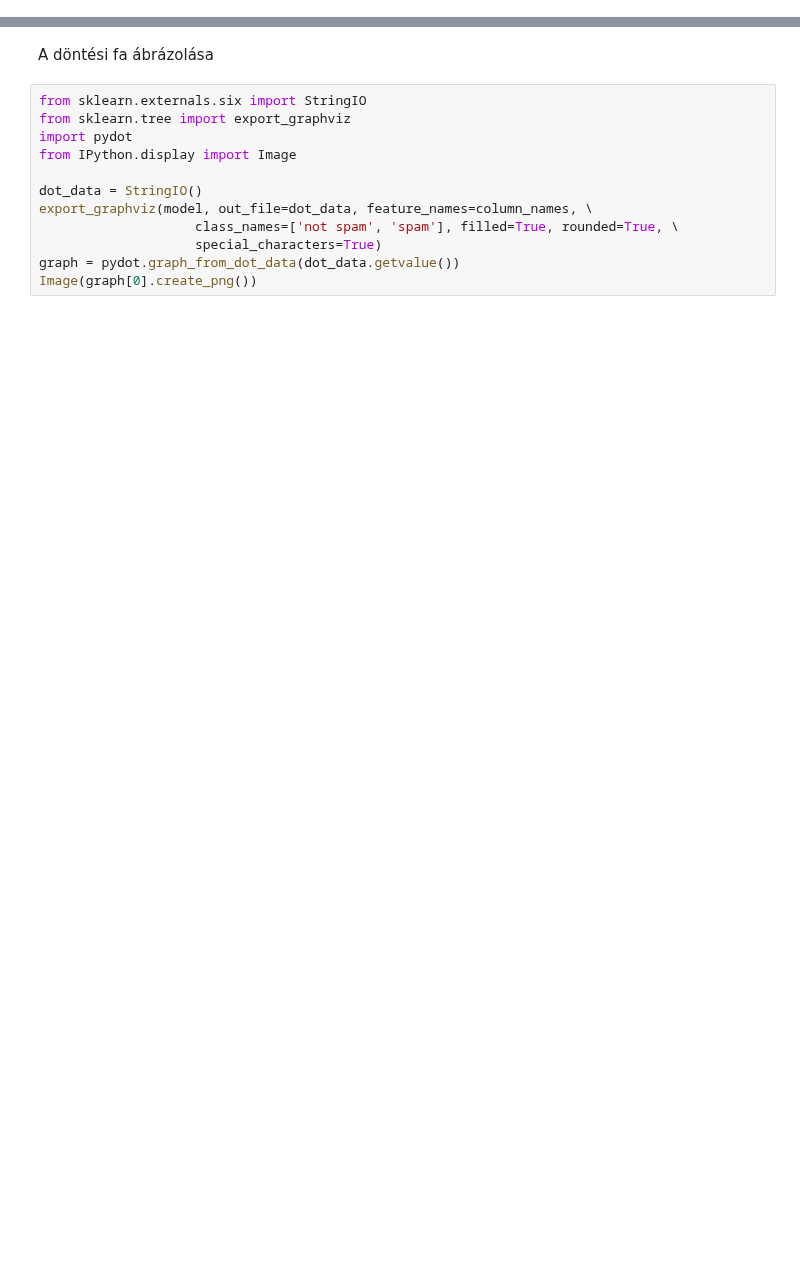
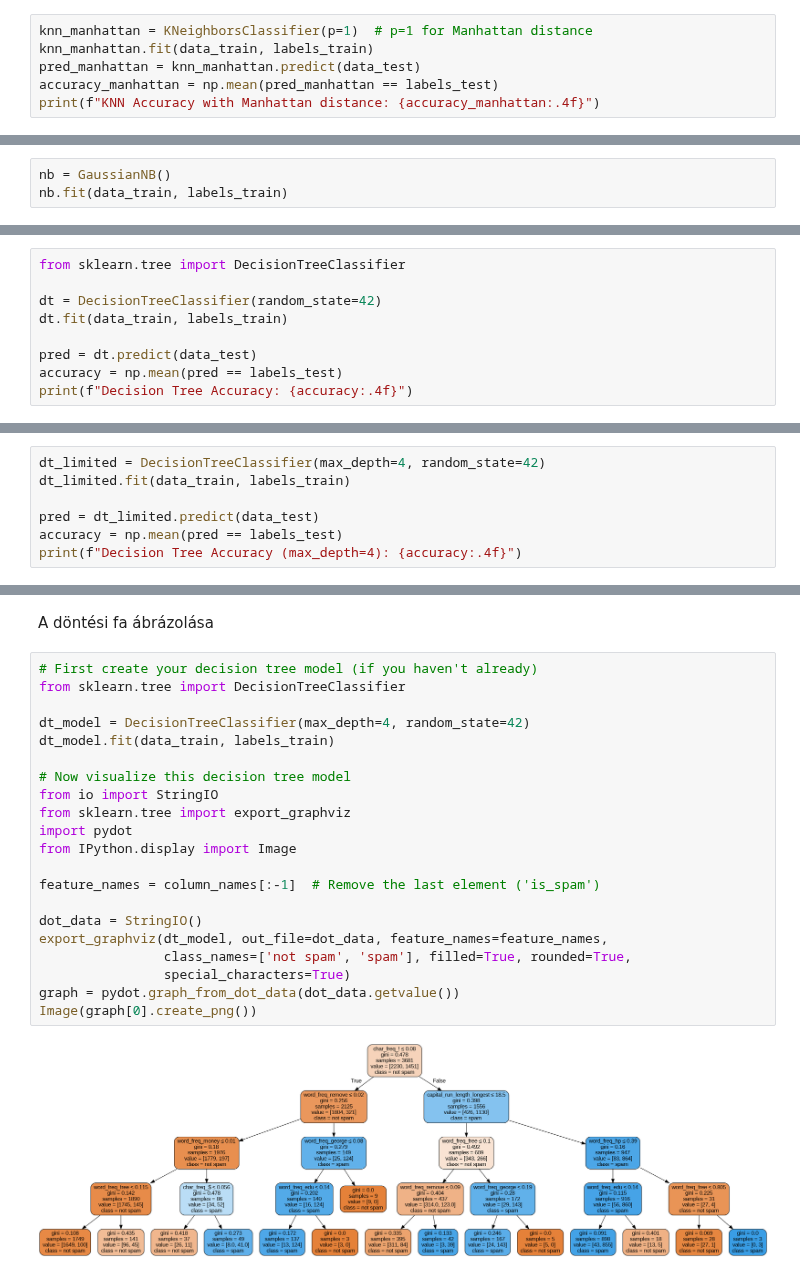
Before and after one commit to MemerGamer/IntelligensModszerekTantargy, a Jupyter notebook: Scikit_learn_osztalyozok.ipynb, the cells around one changed output, grey strips where cells are left out. Drawn from its saved outputs; the diff is of its cells as text; blank space fills up the shorter version.

```diff
--- a/Scikit_learn_osztalyozok.ipynb
+++ b/Scikit_learn_osztalyozok.ipynb
@@ -104,0 +237,6 @@ A legközelebbi szoszéd osztályozót az *sklearn.neighbors* csomagon belüli *
+# %%
+knn_manhattan = KNeighborsClassifier(p=1)  # p=1 for Manhattan distance
+knn_manhattan.fit(data_train, labels_train)
+pred_manhattan = knn_manhattan.predict(data_test)
+accuracy_manhattan = np.mean(pred_manhattan == labels_test)
+print(f"KNN Accuracy with Manhattan distance: {accuracy_manhattan:.4f}")
@@ -116,0 +251,3 @@ A naive Bayes osztályozó (egyik változatát) az *sklearn.naive_bayes* csomago
+# %%
+nb = GaussianNB()
+nb.fit(data_train, labels_train)
@@ -120,3 +267,12 @@ A naive Bayes osztályozó (egyik változatát) az *sklearn.naive_bayes* csomago
 (a) A döntési fákat az sklearn.tree csomagon belüli DecisionTreeClassifier implementálja. Készítsen egy döntési fát és mérje le az osztályozó pontosságát!
 
 (b) Módosítsa az előbbi kódot úgy, hogy a létrehozott döntési fa mélysége legfeljebb 4 legyen!
+# %%
+from sklearn.tree import DecisionTreeClassifier
+
+dt = DecisionTreeClassifier(random_state=42)
+dt.fit(data_train, labels_train)
+
+pred = dt.predict(data_test)
+accuracy = np.mean(pred == labels_test)
+print(f"Decision Tree Accuracy: {accuracy:.4f}")
@@ -122,0 +281,7 @@ A naive Bayes osztályozó (egyik változatát) az *sklearn.naive_bayes* csomago
+# %%
+dt_limited = DecisionTreeClassifier(max_depth=4, random_state=42)
+dt_limited.fit(data_train, labels_train)
+
+pred = dt_limited.predict(data_test)
+accuracy = np.mean(pred == labels_test)
+print(f"Decision Tree Accuracy (max_depth=4): {accuracy:.4f}")
@@ -131,14 +294,25 @@ A naive Bayes osztályozó (egyik változatát) az *sklearn.naive_bayes* csomago
 # %% [markdown]
 A döntési fa ábrázolása
 # %%
-from sklearn.externals.six import StringIO
+# First create your decision tree model (if you haven't already)
+from sklearn.tree import DecisionTreeClassifier
+
+dt_model = DecisionTreeClassifier(max_depth=4, random_state=42)
+dt_model.fit(data_train, labels_train)
+
+# Now visualize this decision tree model
+from io import StringIO
 from sklearn.tree import export_graphviz
 import pydot
 from IPython.display import Image
 
+feature_names = column_names[:-1]  # Remove the last element ('is_spam')
+
 dot_data = StringIO()
-export_graphviz(model, out_file=dot_data, feature_names=column_names, \
-                    class_names=['not spam', 'spam'], filled=True, rounded=True, \
-                    special_characters=True)
+export_graphviz(dt_model, out_file=dot_data, feature_names=feature_names,
+                class_names=['not spam', 'spam'], filled=True, rounded=True,
+                special_characters=True)
 graph = pydot.graph_from_dot_data(dot_data.getvalue())
 Image(graph[0].create_png())
+# %% [output]
+[figure, added]
```
Also changed, not shown: parts of 49 cells of this notebook.
